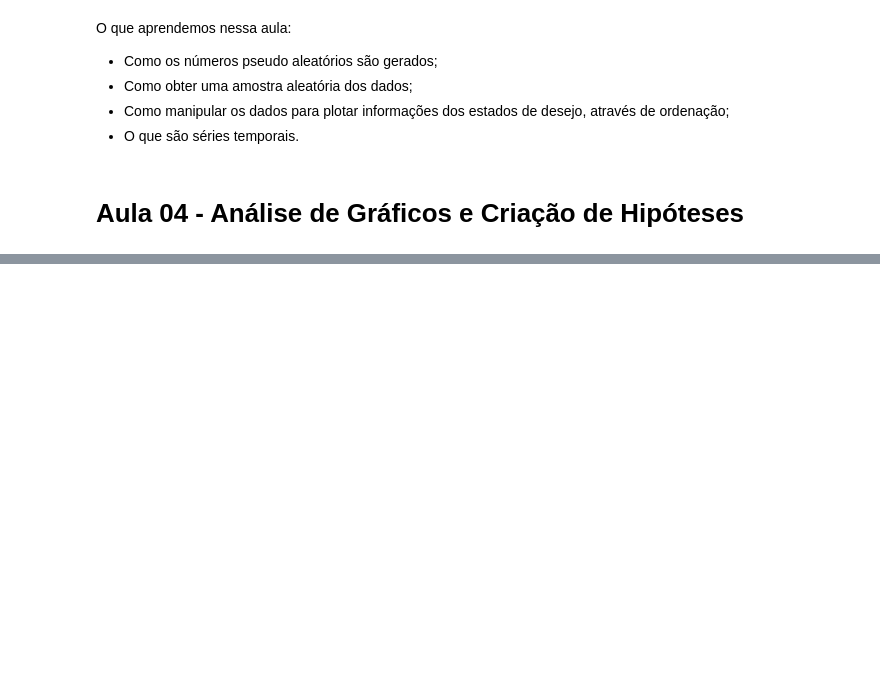
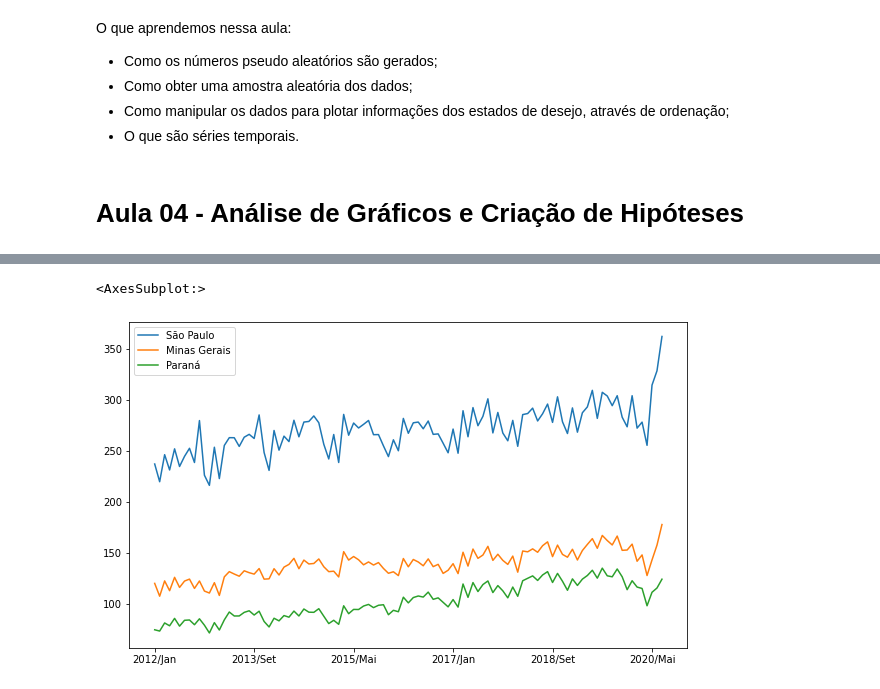
Before and after one commit to diascarolina/data-science-bootcamp, a Jupyter notebook: modulo1/aulas_desafios_modulo1.ipynb, the cells around one changed output, grey strips where cells are left out. Saved outputs shown, nothing was run; the diff lists cells and outputs as text; code cells hidden in the pictures; blank space fills up the shorter version.

```diff
--- a/modulo1/aulas_desafios_modulo1.ipynb
+++ b/modulo1/aulas_desafios_modulo1.ipynb
@@ -657,0 +693,8 @@ O que aprendemos nessa aula:
+# %%
+atend_ord = atend_ord / 1000000
+atend_ord = atend_ord.drop('Total', axis = 1)
+# %%
+atend_ord[atend_ord.columns[47:150]].head(3).T.plot(figsize = (10, 6))
+# %% [output]
+<AxesSubplot:>
+[figure, added]
```
Also changed, not shown: parts of 19 cells of this notebook.
